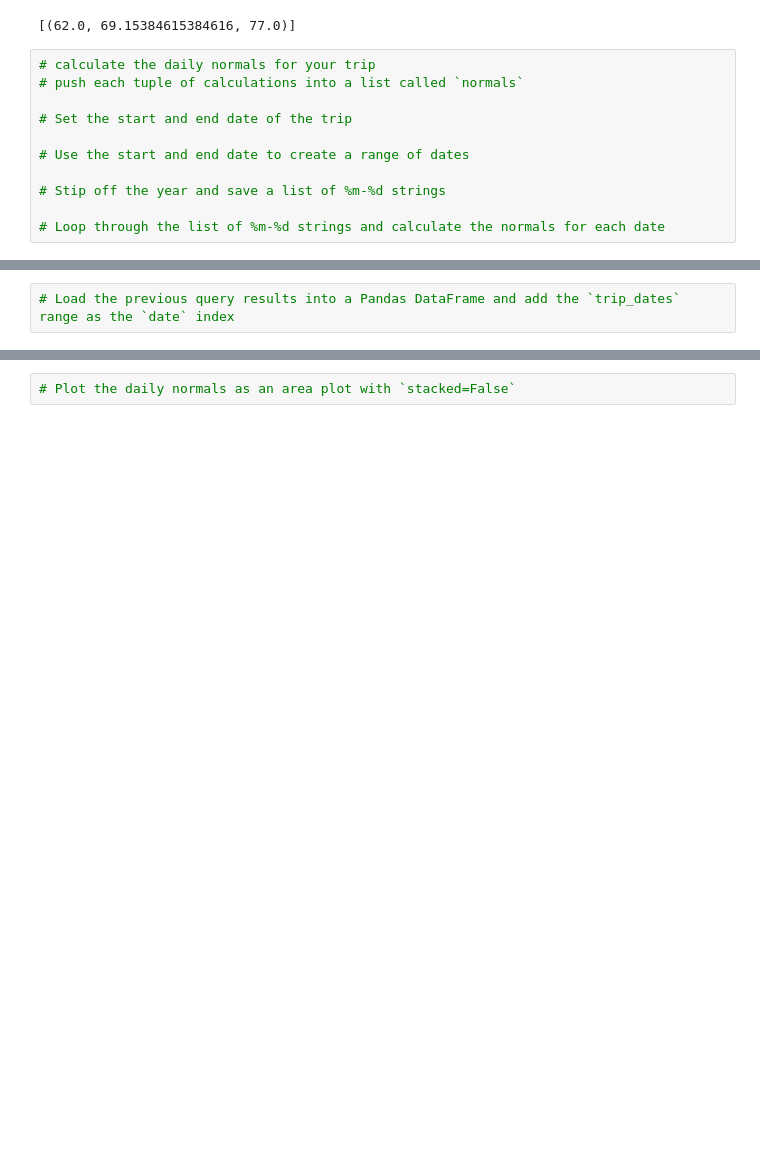
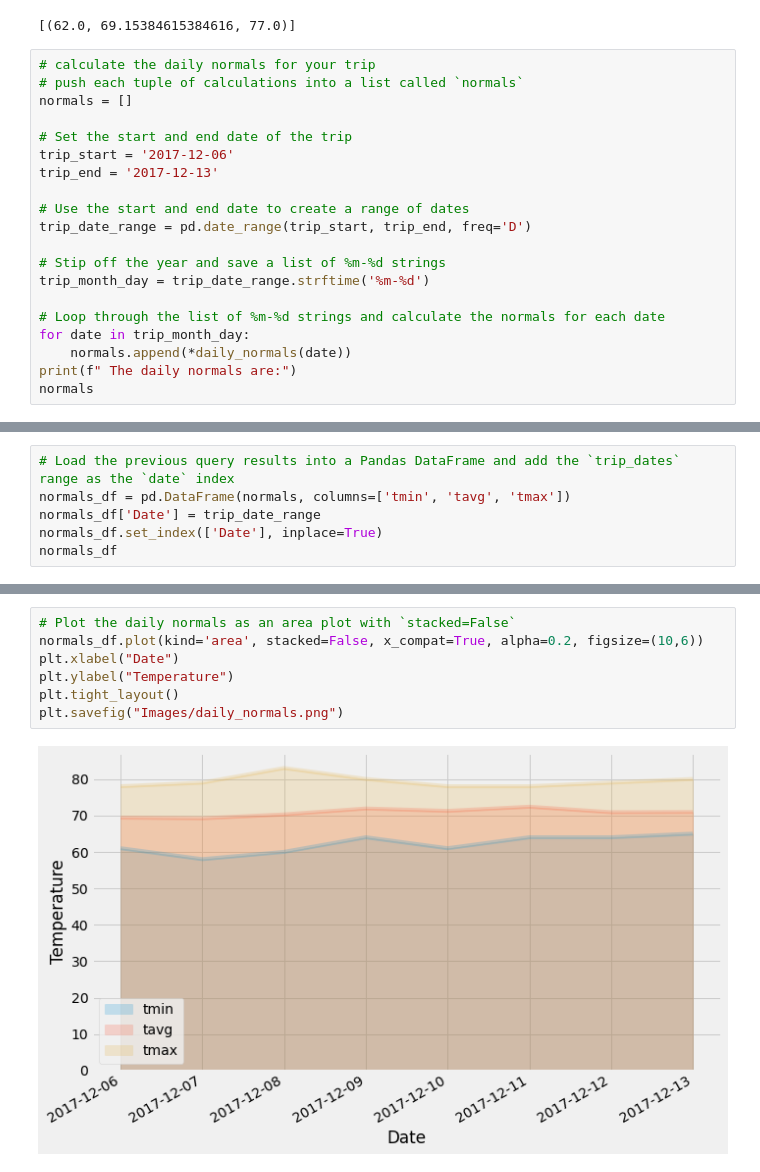
Before and after one commit to Chahnaz-Kbaisi/SQLAlchemy-Challenge, a Jupyter notebook: climate_starter.ipynb, the cells around one changed output, grey strips where cells are left out. Cells and saved outputs as stored; diff of their text form; blank space fills up the shorter version.

Commit message:
Bonus Plot 2

```diff
--- a/climate_starter.ipynb
+++ b/climate_starter.ipynb
@@ -387,11 +410,20 @@ daily_normals("01-01")
 # %%
 # calculate the daily normals for your trip
 # push each tuple of calculations into a list called `normals`
+normals = []
 
 # Set the start and end date of the trip
+trip_start = '2017-12-06'
+trip_end = '2017-12-13'
 
 # Use the start and end date to create a range of dates
+trip_date_range = pd.date_range(trip_start, trip_end, freq='D')
 
 # Stip off the year and save a list of %m-%d strings
+trip_month_day = trip_date_range.strftime('%m-%d')
 
 # Loop through the list of %m-%d strings and calculate the normals for each date
+for date in trip_month_day:
+    normals.append(*daily_normals(date))
+print(f" The daily normals are:")
+normals
@@ -398,2 +440,6 @@ daily_normals("01-01")
 # %%
 # Load the previous query results into a Pandas DataFrame and add the `trip_dates` range as the `date` index
+normals_df = pd.DataFrame(normals, columns=['tmin', 'tavg', 'tmax'])
+normals_df['Date'] = trip_date_range
+normals_df.set_index(['Date'], inplace=True)
+normals_df
@@ -400,2 +457,9 @@ daily_normals("01-01")
 # %%
 # Plot the daily normals as an area plot with `stacked=False`
+normals_df.plot(kind='area', stacked=False, x_compat=True, alpha=0.2, figsize=(10,6))
+plt.xlabel("Date")
+plt.ylabel("Temperature")
+plt.tight_layout()
+plt.savefig("Images/daily_normals.png")
+# %% [output]
+[figure, added]
```
Also changed, not shown: parts of 4 cells of this notebook, 1 other file.
